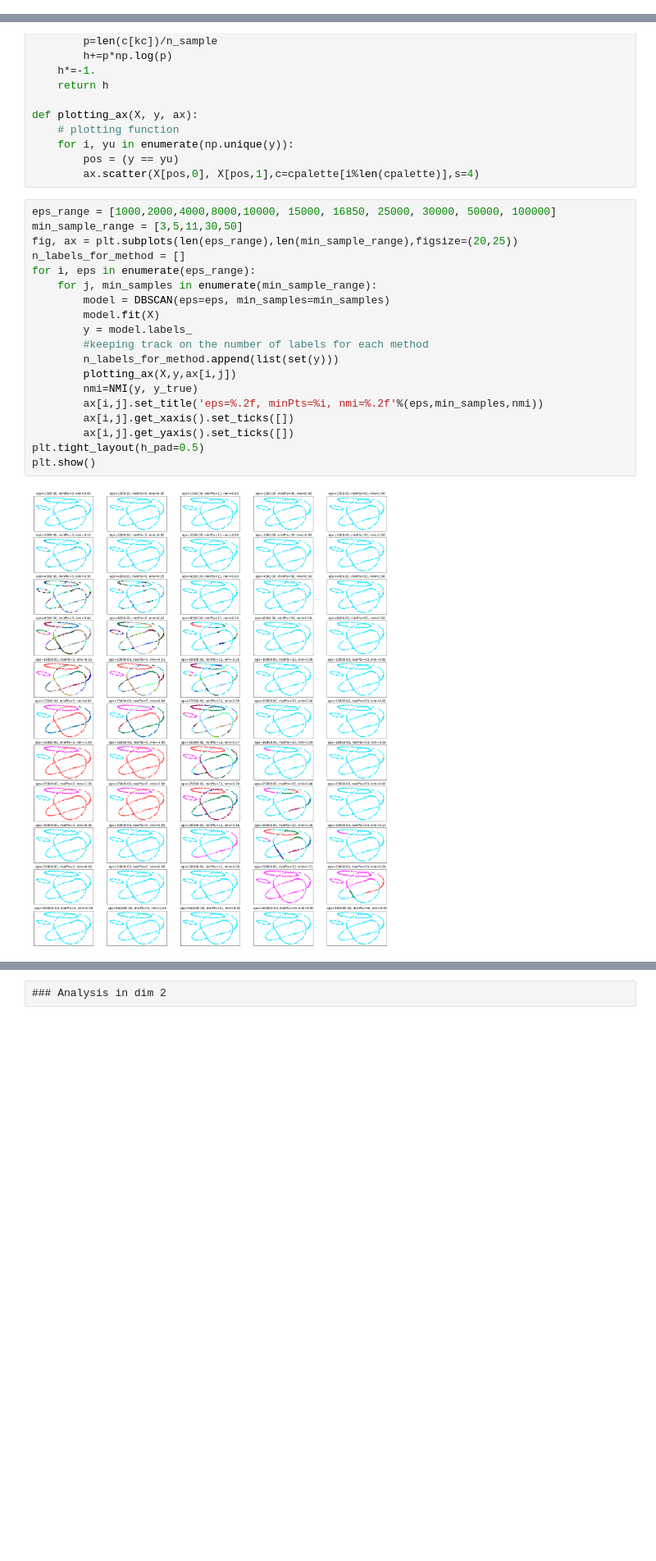
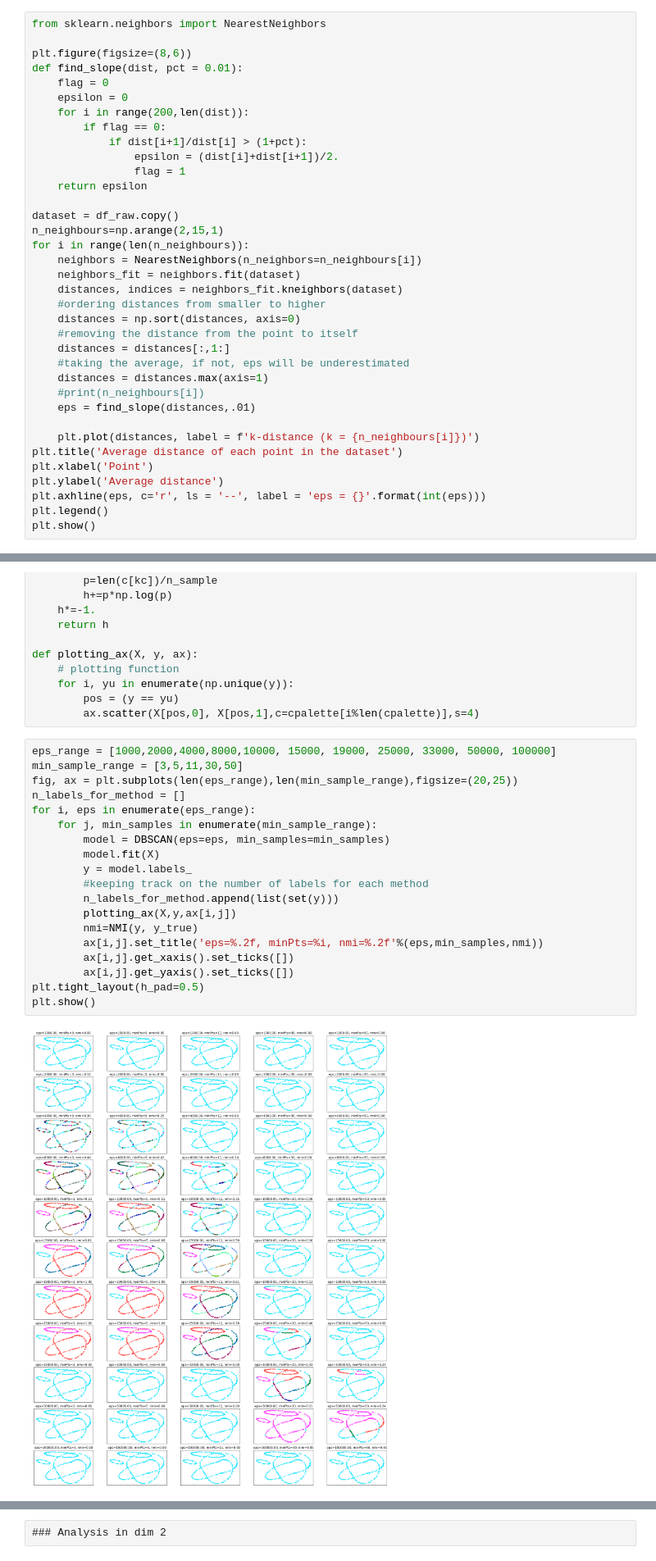
Before and after one commit to giuliacampesan/UniversityAssignments, a Jupyter notebook: 04_week/LoCPdown_week04.ipynb, the cells around one changed output, grey strips where cells are left out. Shown at 82% size. Drawn from its saved outputs; the diff is of its cells as text; blank space fills up the shorter version.

```diff
--- a/04_week/LoCPdown_week04.ipynb
+++ b/04_week/LoCPdown_week04.ipynb
@@ -150,3 +145,39 @@ plt.show()
+# %%
+from sklearn.neighbors import NearestNeighbors
+
+plt.figure(figsize=(8,6))
+def find_slope(dist, pct = 0.01):
+    flag = 0
+    epsilon = 0
+    for i in range(200,len(dist)):
+        if flag == 0:
+            if dist[i+1]/dist[i] > (1+pct):
+                epsilon = (dist[i]+dist[i+1])/2.
+                flag = 1
+    return epsilon
+
+dataset = df_raw.copy()
+n_neighbours=np.arange(2,15,1)
+for i in range(len(n_neighbours)):
+    neighbors = NearestNeighbors(n_neighbors=n_neighbours[i])
+    neighbors_fit = neighbors.fit(dataset)
+    distances, indices = neighbors_fit.kneighbors(dataset)
+    #ordering distances from smaller to higher
+    distances = np.sort(distances, axis=0)
+    #removing the distance from the point to itself
+    distances = distances[:,1:]
+    #taking the average, if not, eps will be underestimated
+    distances = distances.max(axis=1)
+    #print(n_neighbours[i])
+    eps = find_slope(distances,.01)
+
+    plt.plot(distances, label = f'k-distance (k = {n_neighbours[i]})')
+plt.title('Average distance of each point in the dataset')
+plt.xlabel('Point')
+plt.ylabel('Average distance')
+plt.axhline(eps, c='r', ls = '--', label = 'eps = {}'.format(int(eps)))
+plt.legend()
+plt.show()
 # %%
 from sklearn.cluster import DBSCAN
 from sklearn.preprocessing import StandardScaler
@@ -202,23 +233,23 @@ def plotting_ax(X, y, ax):
         pos = (y == yu)
         ax.scatter(X[pos,0], X[pos,1],c=cpalette[i%len(cpalette)],s=4)
 # %%
-eps_range = [1000,2000,4000,8000,10000, 15000, 16850, 25000, 30000, 50000, 100000]
+eps_range = [1000,2000,4000,8000,10000, 15000, 19000, 25000, 33000, 50000, 100000]
 min_sample_range = [3,5,11,30,50]
 fig, ax = plt.subplots(len(eps_range),len(min_sample_range),figsize=(20,25))
 n_labels_for_method = []
 for i, eps in enumerate(eps_range):
     for j, min_samples in enumerate(min_sample_range):
         model = DBSCAN(eps=eps, min_samples=min_samples)
         model.fit(X)
         y = model.labels_
         #keeping track on the number of labels for each method
         n_labels_for_method.append(list(set(y)))
         plotting_ax(X,y,ax[i,j])
         nmi=NMI(y, y_true)
         ax[i,j].set_title('eps=%.2f, minPts=%i, nmi=%.2f'%(eps,min_samples,nmi))
         ax[i,j].get_xaxis().set_ticks([])
         ax[i,j].get_yaxis().set_ticks([])
 plt.tight_layout(h_pad=0.5)
 plt.show()
 # %% [output]
-[figure, old version]
+[figure, new version]
```
Also changed, not shown: parts of 9 cells of this notebook.
